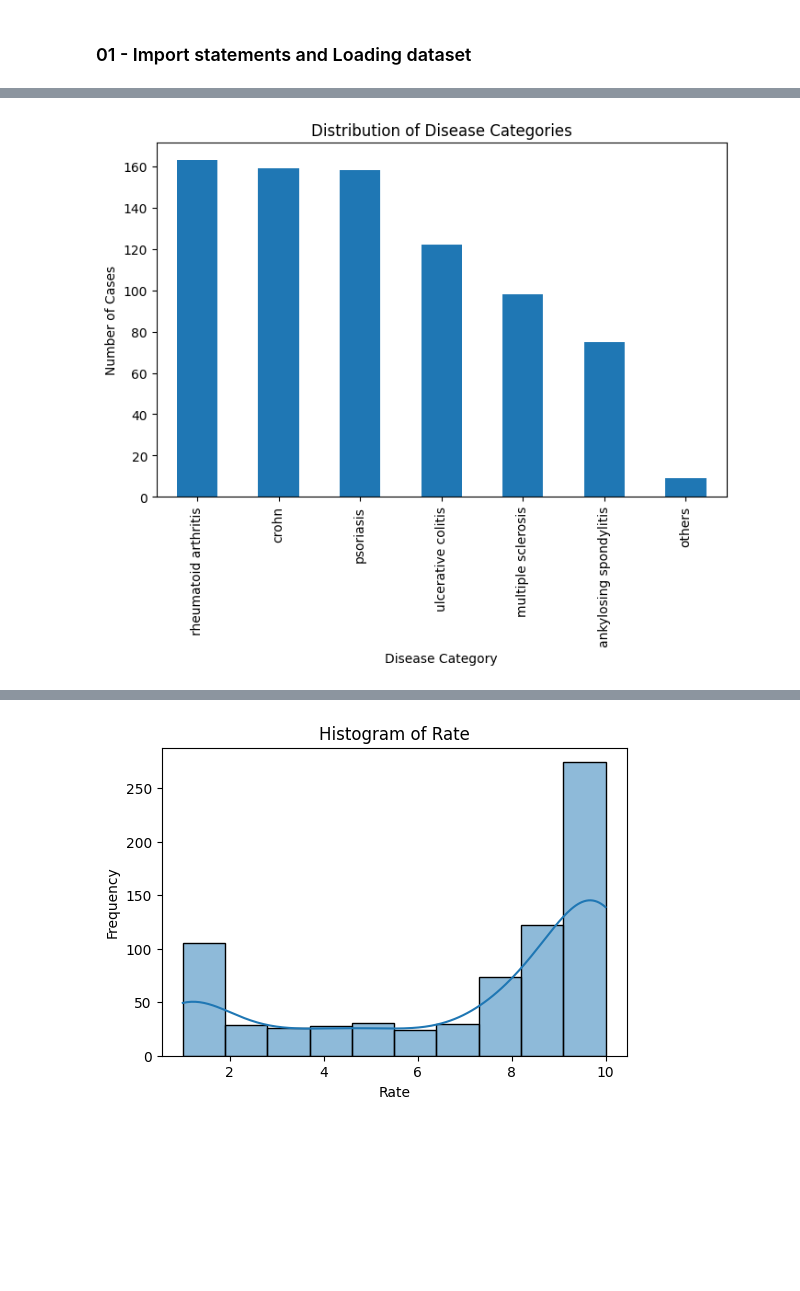
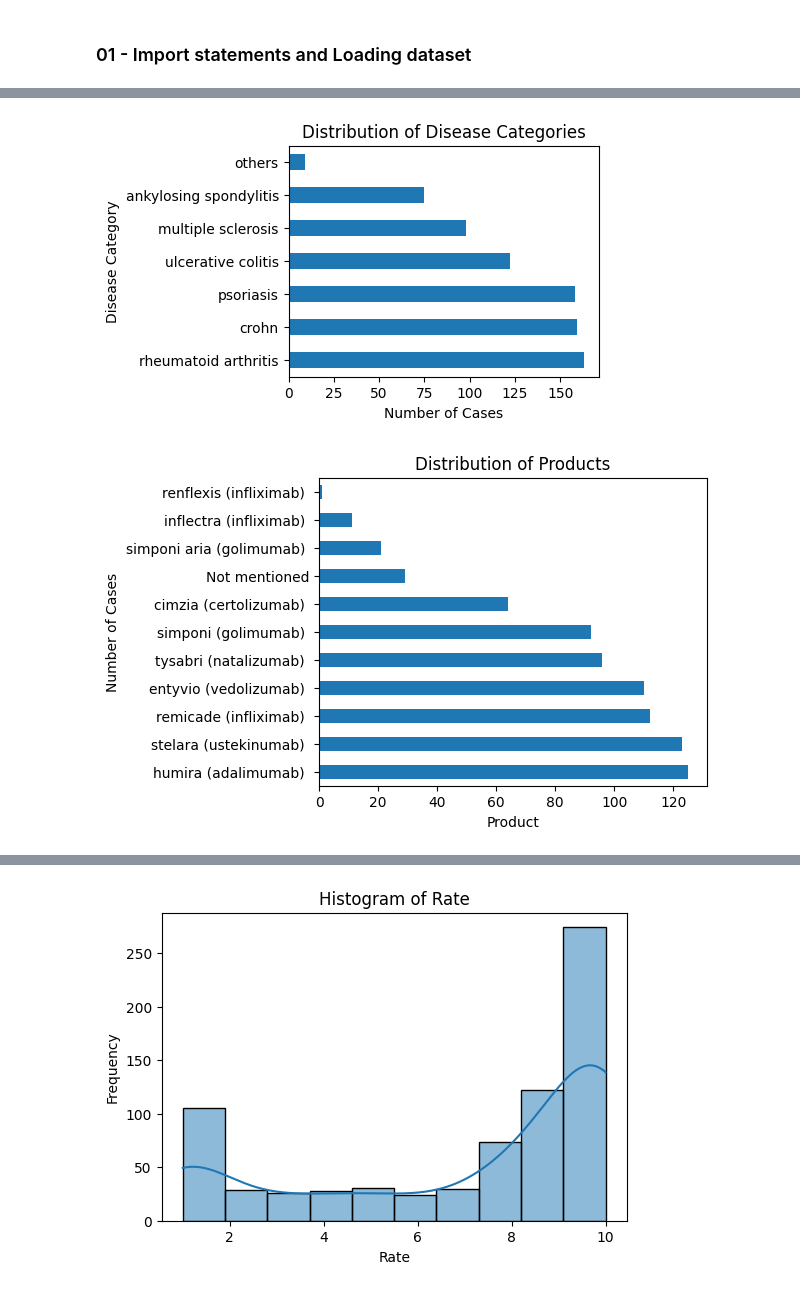
Before and after one commit to lolavtrc/quinten_healthcare, a Jupyter notebook: EDA.ipynb, the cells around one changed output, grey strips where cells are left out. Drawn from its saved outputs; the diff is of its cells as text; code cells hidden in the pictures; blank space fills up the shorter version.

```diff
--- a/EDA.ipynb
+++ b/EDA.ipynb
@@ -80,14 +83,27 @@ df.head()
 | 2 | 2 | 1.0 | This medication Remicade made me ... | remicade (infliximab) | ulcerative colitis | ulcerative colitis |
 | 3 | 3 | 1.0 | I have Fistulizing Crohn's, dx'd ... | inflectra (infliximab) | crohn's disease | crohn |
 | 4 | 4 | 10.0 | Remicade literally gave me my lif... | remicade (infliximab) | ulcerative colitis | ulcerative colitis |
+# %%
+# Count the occurrences of each disease category
+disease_counts = df["disease_category"].value_counts()
+plt.figure(figsize=(4, 3))
+disease_counts.plot(kind='barh')  # Utilize 'barh' for horizontal bar chart
+plt.title("Distribution of Disease Categories")
+plt.xlabel("Number of Cases")
+plt.ylabel("Disease Category")
+plt.show()
+# %% [output]
+[figure, added]
 # %%
 # Count the occurrences of each disease category
-disease_counts = df["disease_category"].value_counts()
-plt.figure(figsize=(8, 5))
-disease_counts.plot(kind='bar')
-plt.title("Distribution of Disease Categories")
-plt.xlabel("Disease Category")
+disease_counts = df["product"].value_counts()
+plt.figure(figsize=(5, 4))
+disease_counts.plot(kind='barh')
+plt.title("Distribution of Products")
+plt.xlabel("Product")
 plt.ylabel("Number of Cases")
+
+# Show the plot
 plt.show()
 # %% [output]
-[figure, old version]
+[figure, new version]
```
Also changed, not shown: parts of 16 cells of this notebook, 2 other files.
